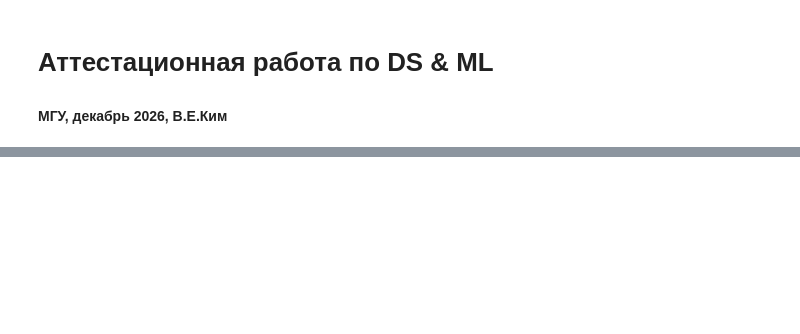
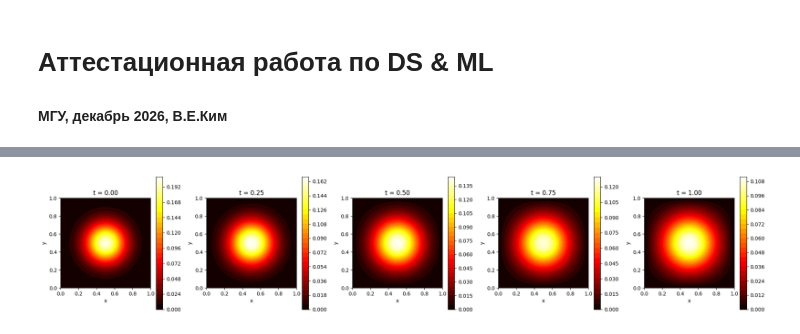
Before and after one commit to kimve1969/PINN, a Jupyter notebook: msu-pinn-2d-heat.ipynb, the cells around one changed output, grey strips where cells are left out. Saved outputs shown, nothing was run; the diff lists cells and outputs as text; code cells hidden in the pictures; blank space fills up the shorter version.

```diff
--- a/msu-pinn-2d-heat.ipynb
+++ b/msu-pinn-2d-heat.ipynb
@@ -53,8 +98,0 @@ np.float64(1.0)
-# %%
-fig = plt.figure()
-ax = fig.add_subplot(111,projection='3d')
-
-# Поверхность
-ax.plot_surface(X, Y, Z, cmap='viridis')
-ax.set_xlabel('X'); ax.set_ylabel('Y'); ax.set_zlabel('Z')
-plt.show()
@@ -62,0 +99,89 @@ plt.show()
+# %%
+# Упорядочим неизвестные построчно: индекс k = i*Ny + j
+# (i = 1..Nx-2, j = 1..Ny-2 - внутренние узлы)
+
+ax_coef = alpha * dt / dx**2
+ay_coef = alpha * dt / dy**2
+
+# Внутренние индексы
+Nxi = Nx - 2
+Nyi = Ny - 2
+N_unknowns = Nxi * Nyi
+
+# Разреженная матрица системы M = I - dt*A
+rows, cols, data = [], [], []
+
+
+def idx(i, j):
+    """Индекс внутреннего узла (i,j) в глобальном векторе, i=1..Nx-2, j=1..Ny-2"""
+    return (i - 1) * Nyi + (j - 1)
+
+
+for i in range(1, Nx - 1):
+    for j in range(1, Ny - 1):
+        k = idx(i, j)
+        # диагональ
+        rows.append(k)
+        cols.append(k)
+        data.append(1.0 + 2 * ax_coef + 2 * ay_coef)
+        # соседи по x
+        if i > 1:
+            rows.append(k)
+            cols.append(idx(i - 1, j))
+            data.append(-ax_coef)
+        if i < Nx - 2:
+            rows.append(k)
+            cols.append(idx(i + 1, j))
+            data.append(-ax_coef)
+        # соседи по y
+        if j > 1:
+            rows.append(k)
+            cols.append(idx(i, j - 1))
+            data.append(-ay_coef)
+        if j < Ny - 2:
+            rows.append(k)
+            cols.append(idx(i, j + 1))
+            data.append(-ay_coef)
+
+M = sp.csr_matrix((data, (rows, cols)), shape=(N_unknowns, N_unknowns))
+print(f"Матрица системы: {M.shape}, ненулевых элементов: {M.nnz}")
+
+# Используем splu (быстро для разреженных матриц)
+solve = spla.splu(M.tocsc())
+
+# ============ Решение по времени ============
+save_times = [0.0, 0.25, 0.5, 0.75, 1.0]
+solutions = []
+save_indices = [int(round(t / dt)) for t in save_times]
+
+for n in range(Nt + 1):
+    if n in save_indices:
+        solutions.append(u.copy())
+    if n == Nt:
+        break
+    # правая часть - текущее решение во внутренних узлах
+    b = u[1:-1, 1:-1].reshape(-1, order="C")
+    # решаем СЛАУ
+    sol = solve.solve(b)
+    # обновляем внутренние узлы
+    u[1:-1, 1:-1] = sol.reshape((Nxi, Nyi), order="C")
+    # граничные условия
+    u = apply_bc(u)
+
+# ============ Визуализация в контрольные моменты ============
+fig, axes = plt.subplots(1, len(solutions), figsize=(4 * len(solutions), 4))
+if len(solutions) == 1:
+    axes = [axes]
+
+for ax, t, sol in zip(axes, save_times, solutions):
+    im = ax.contourf(X, Y, sol, levels=30, cmap="hot")
+    ax.set_title(f"t = {t:.2f}")
+    ax.set_xlabel("x")
+    ax.set_ylabel("y")
+    ax.set_aspect("equal")
+    plt.colorbar(im, ax=ax)
+
+plt.tight_layout()
+plt.savefig("heat_2d_implicit.png", dpi=120)
+plt.show()
+# %% [output]
@@ -62,0 +189 @@ plt.show()
+[figure, added]
```
Also changed, not shown: parts of 8 cells of this notebook.
